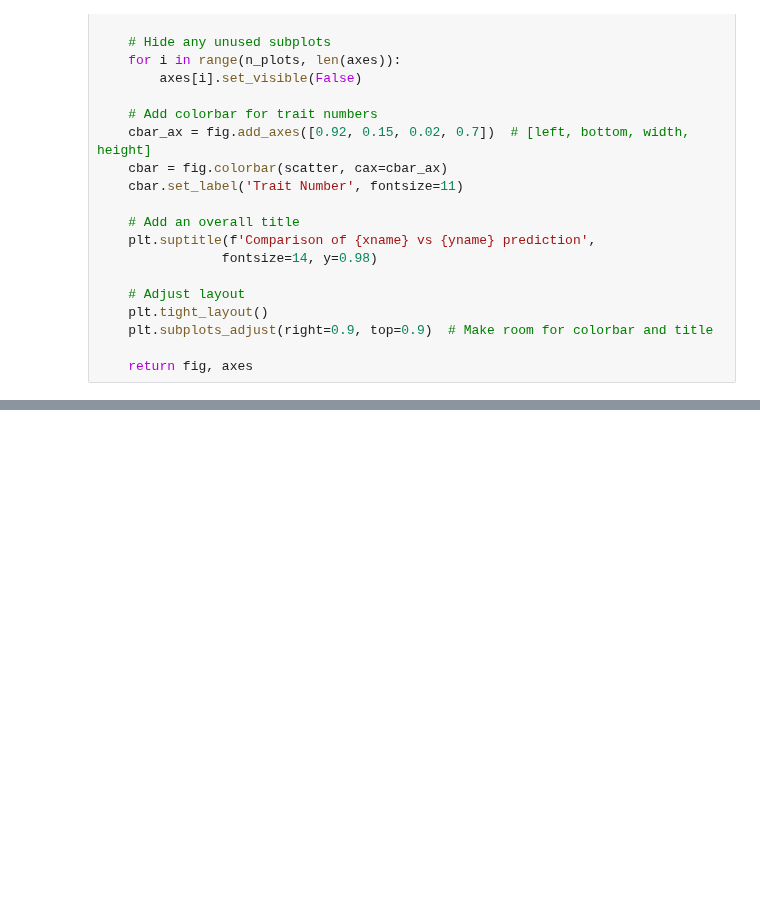
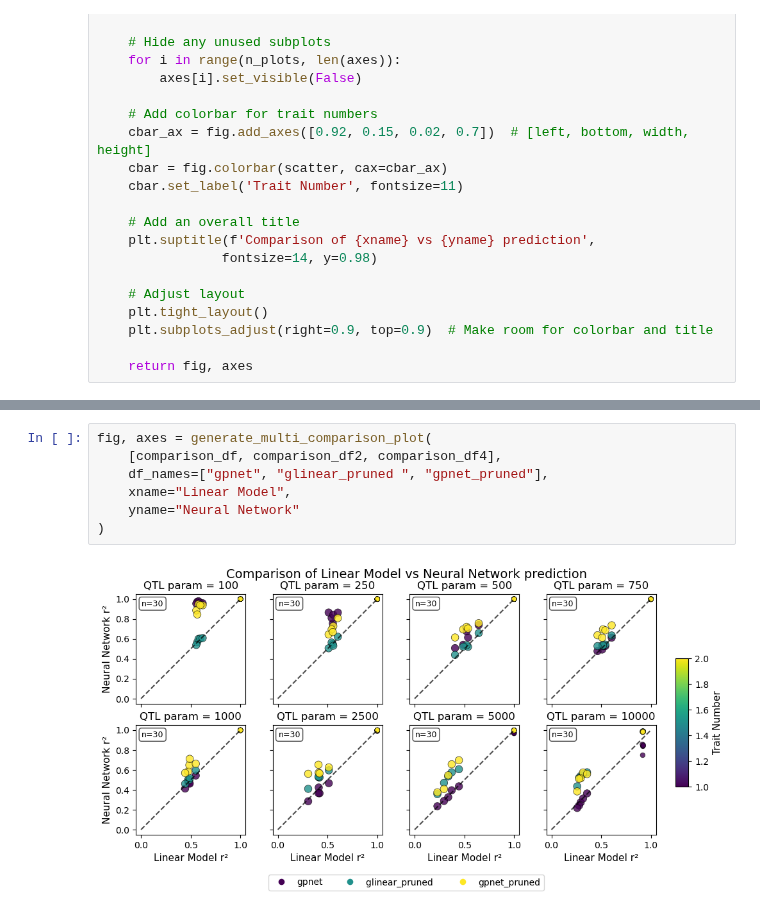
Before and after one commit to Arcadia-Science/2025-epistasis-dl-quantgen, a Jupyter notebook: workflow_sims/alphasimr_dilution/plot_models.ipynb, the cells around one changed output, grey strips where cells are left out. Drawn from its saved outputs; the diff is of its cells as text; blank space fills up the shorter version.

```diff
--- a/workflow_sims/alphasimr_dilution/plot_models.ipynb
+++ b/workflow_sims/alphasimr_dilution/plot_models.ipynb
@@ -248,0 +402,9 @@ generate_comparison_plot(comparison_df3, 'linear pruned', 'gpnet pruned')
+# %%
+fig, axes = generate_multi_comparison_plot(
+    [comparison_df, comparison_df2, comparison_df4],
+    df_names=["gpnet", "glinear_pruned ", "gpnet_pruned"],
+    xname="Linear Model",
+    yname="Neural Network"
+)
+# %% [output]
+[figure, added]
```
Also changed, not shown: parts of 5 cells of this notebook, 1 other file.
